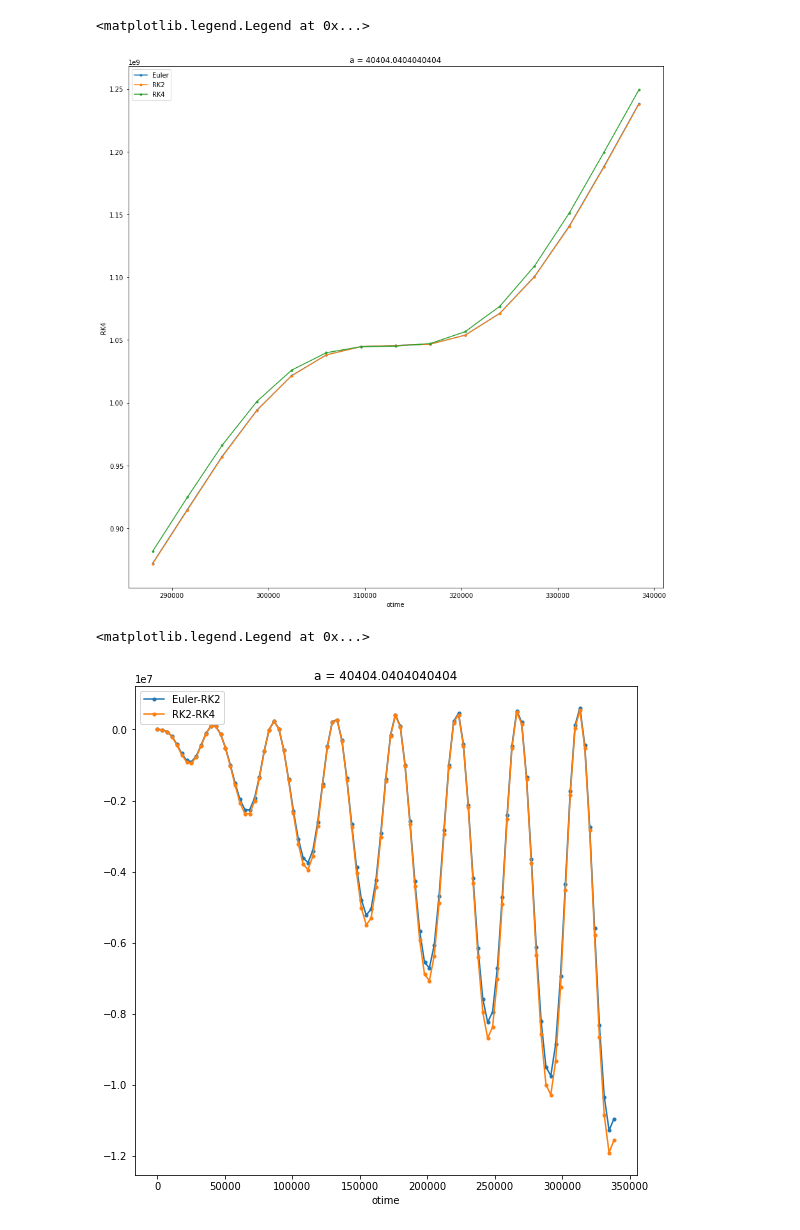
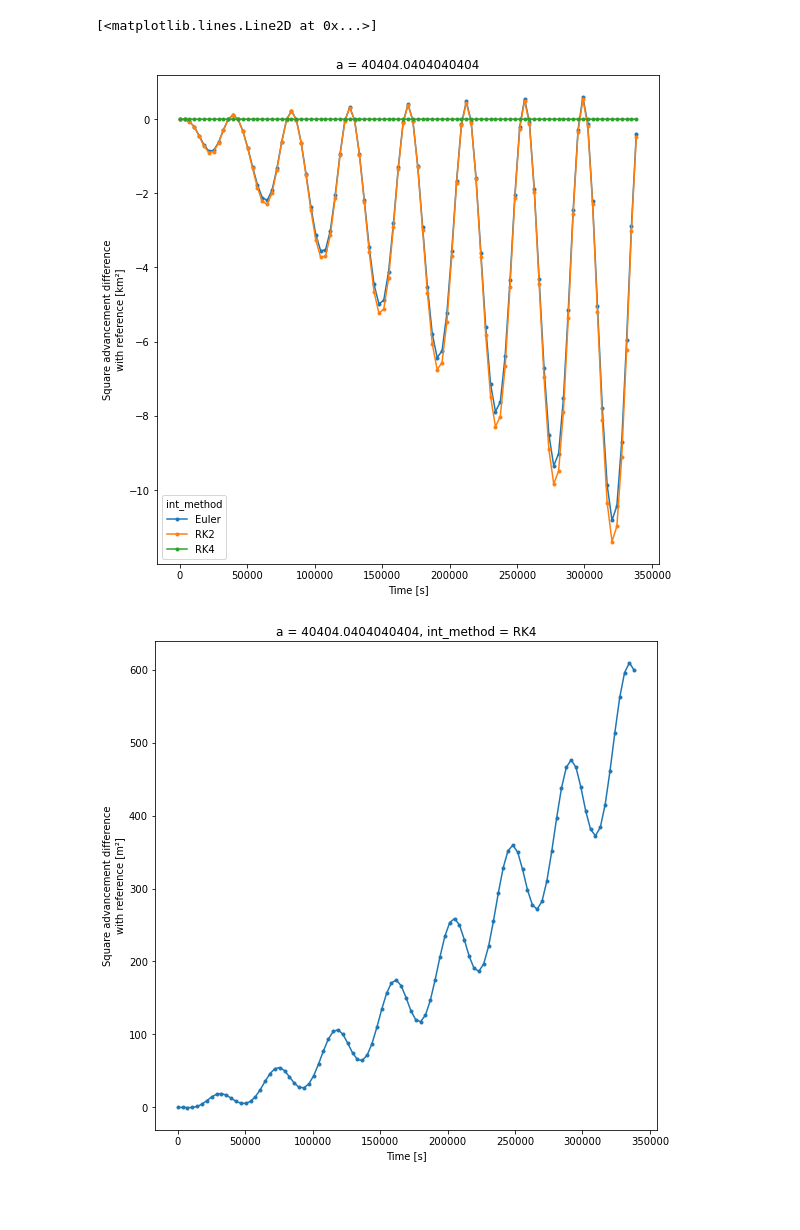
Before and after one commit to margot-demol/stage-m1, a Jupyter notebook: temporal_int_comparison.ipynb, the cells around one changed output. Cells and saved outputs as stored; diff of their text form; code cells hidden in the pictures; blank space fills up the shorter version.

```diff
--- a/temporal_int_comparison.ipynb
+++ b/temporal_int_comparison.ipynb
@@ -66,31 +55,23 @@ Data variables:
-# %%
-
-traj=20
-
-#a2.isel(a=traj, otime=sti.np.arange(50,95)).plot.scatter(x="otime", y="Euler", marker='.', figsize=(15,15), s=10, label='Euler', )
-#a2.isel(a=traj, otime=sti.np.arange(50,95)).plot.scatter(x="otime", y="RK2", marker='.', s=10, label='RK2')
-#a2.isel(a=traj, otime=sti.np.arange(50,95)).plot.scatter(x="otime", y="RK4", marker='.', s=10, label= 'RK4')
-
-a2.isel(a=traj, otime=sti.np.arange(80,95)).Euler.plot( marker='.', figsize=(15,15) ,label='Euler', )
-a2.isel(a=traj, otime=sti.np.arange(80,95)).RK2.plot(marker='.',label='RK2')
-a2.isel(a=traj, otime=sti.np.arange(80,95)).RK4.plot(marker='.', label= 'RK4')
-
-sti.plt.legend()
-# %% [output]
-<matplotlib.legend.Legend at 0x...>
-[figure, removed]
-# %%
-
-traj=20
-
-#a2.isel(a=traj, otime=sti.np.arange(50,95)).plot.scatter(x="otime", y="Euler", marker='.', figsize=(15,15), s=10, label='Euler', )
-#a2.isel(a=traj, otime=sti.np.arange(50,95)).plot.scatter(x="otime", y="RK2", marker='.', s=10, label='RK2')
-#a2.isel(a=traj, otime=sti.np.arange(50,95)).plot.scatter(x="otime", y="RK4", marker='.', s=10, label= 'RK4')
-
-(a2.Euler-a2.RK4).isel(a=traj, otime=sti.np.arange(0,95)).plot(marker='.',label='Euler-RK2',figsize=(9,9))
-(a2.RK2-a2.RK4).isel(a=traj, otime=sti.np.arange(0,95)).plot(marker='.', label= 'RK2-RK4')
-
-sti.plt.legend()
-# %% [output]
-<matplotlib.legend.Legend at 0x...>
-[figure, removed]
+# %%
+aref=a2.sel(int_method='Reference')
+
+Aref=xr.concat([aref, aref, aref, aref], pd.Index(["Euler", "RK2", "RK4", "Reference"], name="int_method"))
+
+a2['diff_sqr_adv']=a2.square_adv-Aref.square_adv
+a2.diff_sqr_adv.attrs={"units":"m²", "long_name":"Square advancement difference with reference"}
+
+a2['diff_sqr_adv_km']=a2.square_adv_km-Aref.square_adv_km
+a2.diff_sqr_adv_km.attrs={"units":"km²", "long_name":"Square advancement difference with reference"}
+
+a2['diff_velocities']=a2.velocities-Aref.velocities
+a2.diff_velocities.attrs={"units":"m/s", "long_name":"Velocity difference with reference"}
+
+
+a2.diff_sqr_adv_km.isel(a=traj, otime=sti.np.arange(0,95), int_method=[0,1,2]).plot(marker='.',hue="int_method", figsize=(9,9))
+a2.diff_sqr_adv.isel(a=traj, otime=sti.np.arange(0,95), int_method=2).plot(marker='.',hue="int_method", figsize=(9,9))
+a2.diff_velocities.isel(a=traj, otime=sti.np.arange(0,95), int_method=[0,1,2]).plot(marker='.',hue="int_method", figsize=(9,9))
+a2.diff_velocities.isel(a=traj, otime=sti.np.arange(0,95), int_method=2).plot(marker='.',hue="int_method", figsize=(9,9))
+# %% [output]
+[<matplotlib.lines.Line2D at 0x...>]
+[figure, added]
+[figure, added]
```
Also changed, not shown: parts of 6 cells of this notebook, 2 other files.
